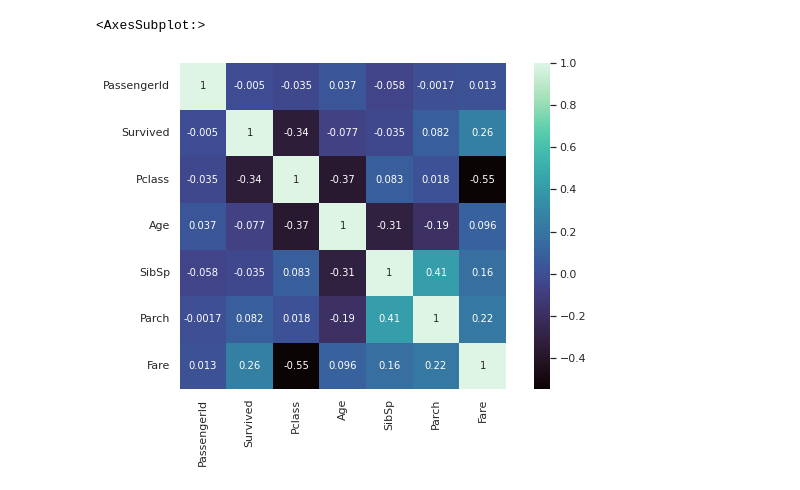
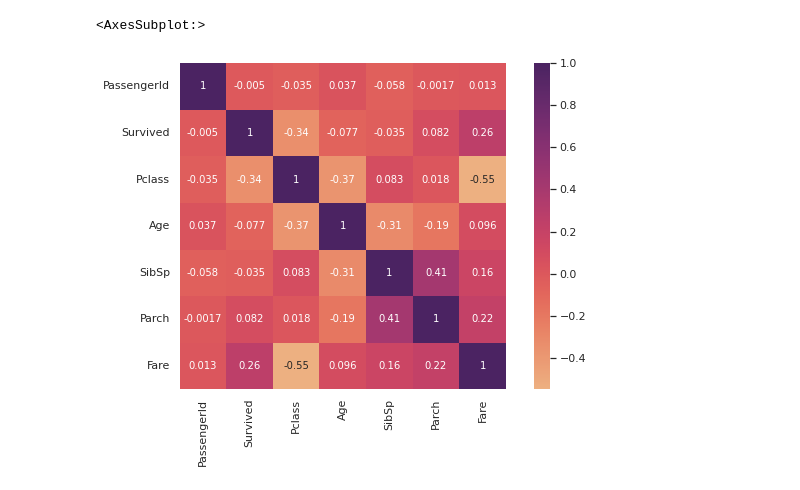
Before and after one commit to karthigeyan0312/My_Kaggle_Practice_Exercises, a Jupyter notebook: titanic-prediction.ipynb, the cells around one changed output. Saved outputs shown, nothing was run; the diff lists cells and outputs as text; code cells hidden in the pictures.

```diff
--- a/titanic-prediction.ipynb
+++ b/titanic-prediction.ipynb
@@ -521,7 +521,7 @@ fig.show()
 # %%
 correlation = df_train.corr()
 
-sns.heatmap(correlation, cmap='mako', square=True, annot=True)
+sns.heatmap(correlation, cmap='flare', square=True, annot=True)
 # %% [output]
 <AxesSubplot:>
-[figure, old version]
+[figure, new version]
```
